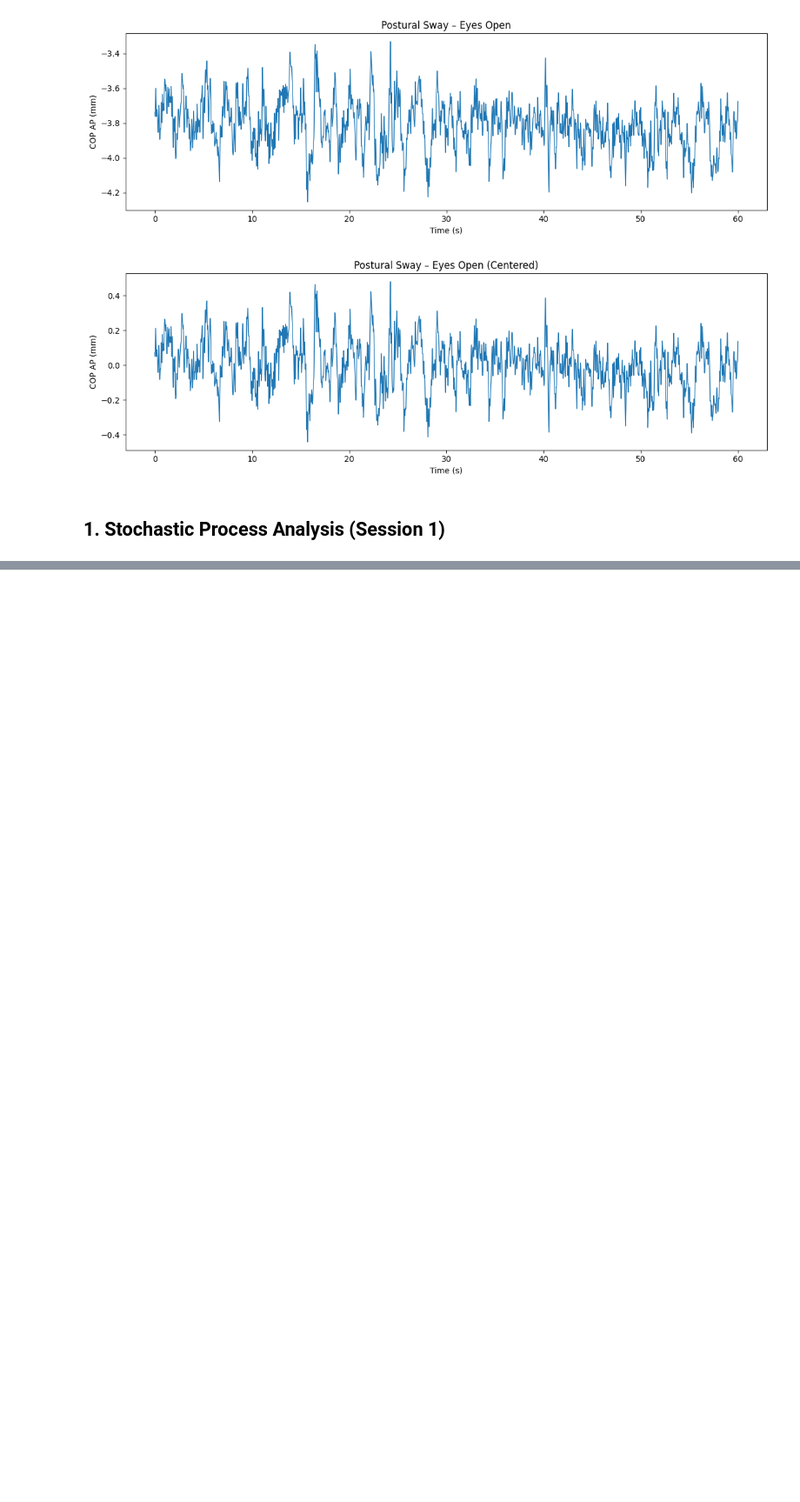
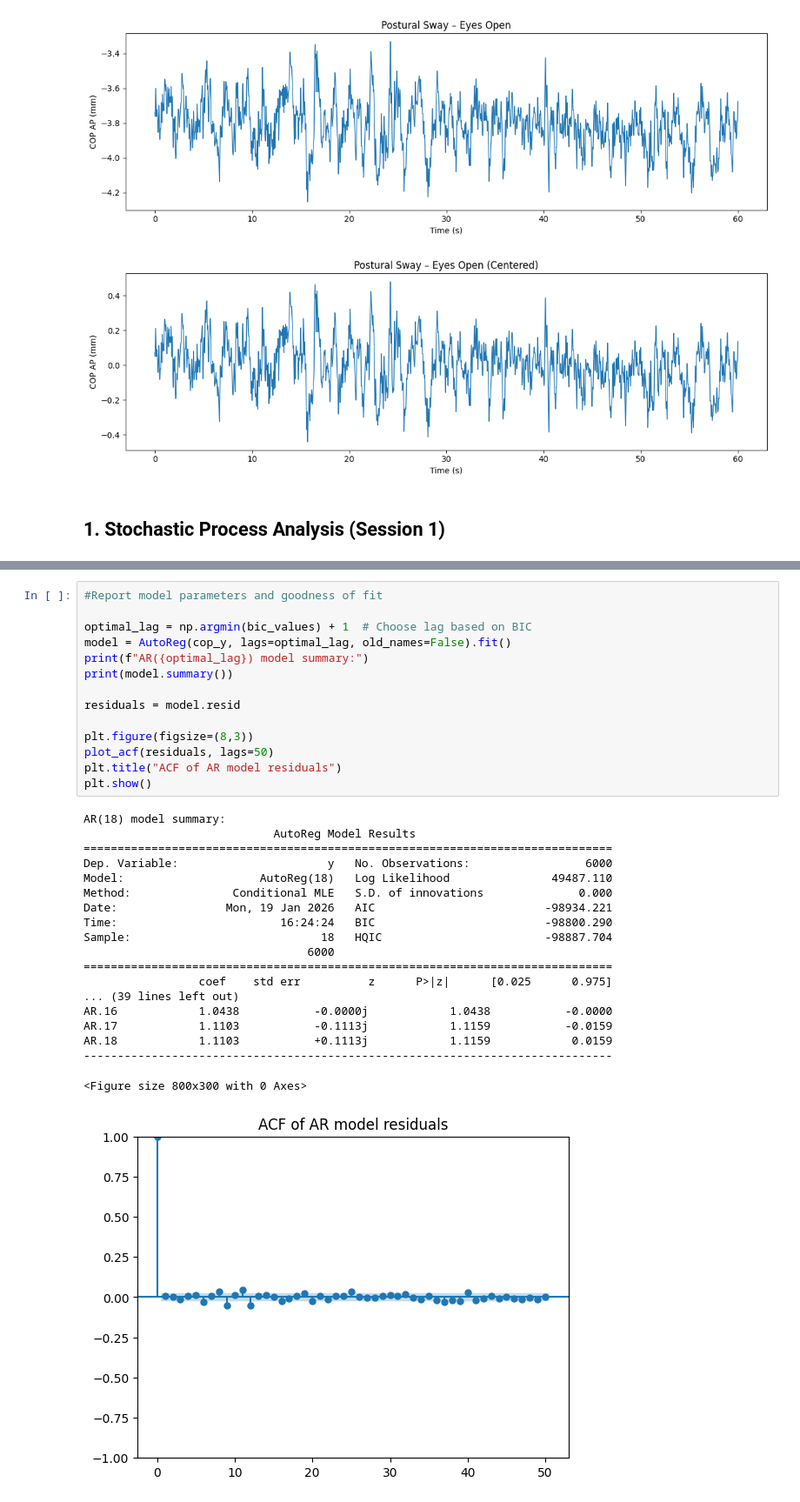
Before and after one commit to TheoLec-student/Time-Series-Analysis-of-Physiological-and-Human-Movement-Data, a Jupyter notebook: main.ipynb, the cells around one changed output, grey strips where cells are left out. Shown at 87% size. Saved outputs shown, nothing was run; the diff lists cells and outputs as text; blank space fills up the shorter version.

```diff
--- a/main.ipynb
+++ b/main.ipynb
@@ -75,0 +151,34 @@ Sampling frequency: 100 Hz
+# %%
+#Report model parameters and goodness of fit
+
+optimal_lag = np.argmin(bic_values) + 1  # Choose lag based on BIC
+model = AutoReg(cop_y, lags=optimal_lag, old_names=False).fit()
+print(f"AR({optimal_lag}) model summary:")
+print(model.summary())
+
+residuals = model.resid
+
+plt.figure(figsize=(8,3))
+plot_acf(residuals, lags=50)
+plt.title("ACF of AR model residuals")
+plt.show()
+# %% [output]
+AR(18) model summary:
+                            AutoReg Model Results
+==============================================================================
+Dep. Variable:                      y   No. Observations:                 6000
+Model:                    AutoReg(18)   Log Likelihood               49487.110
+Method:               Conditional MLE   S.D. of innovations              0.000
+Date:                Mon, 19 Jan 2026   AIC                         -98934.221
+Time:                        16:24:24   BIC                         -98800.290
+Sample:                            18   HQIC                        -98887.704
+                                 6000
+==============================================================================
+                 coef    std err          z      P>|z|      [0.025      0.975]
+... (39 lines left out)
+AR.16            1.0438           -0.0000j            1.0438           -0.0000
+AR.17            1.1103           -0.1113j            1.1159           -0.0159
+AR.18            1.1103           +0.1113j            1.1159            0.0159
+------------------------------------------------------------------------------
+<Figure size 800x300 with 0 Axes>
+[figure, added]
```
Also changed, not shown: parts of 9 cells of this notebook, 2 other files.
